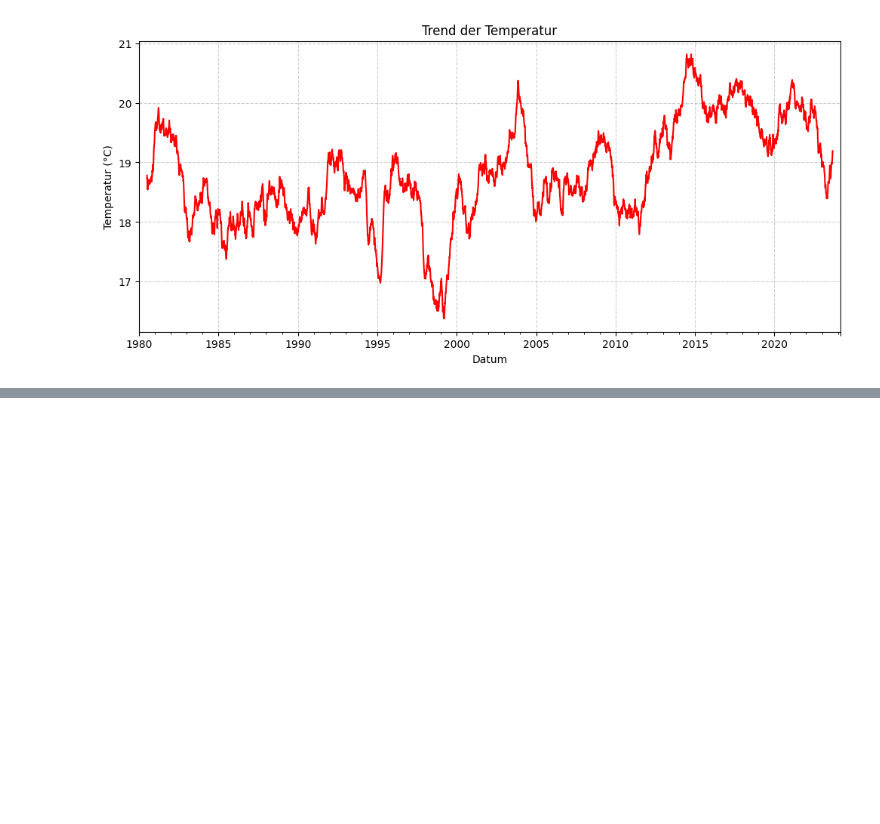
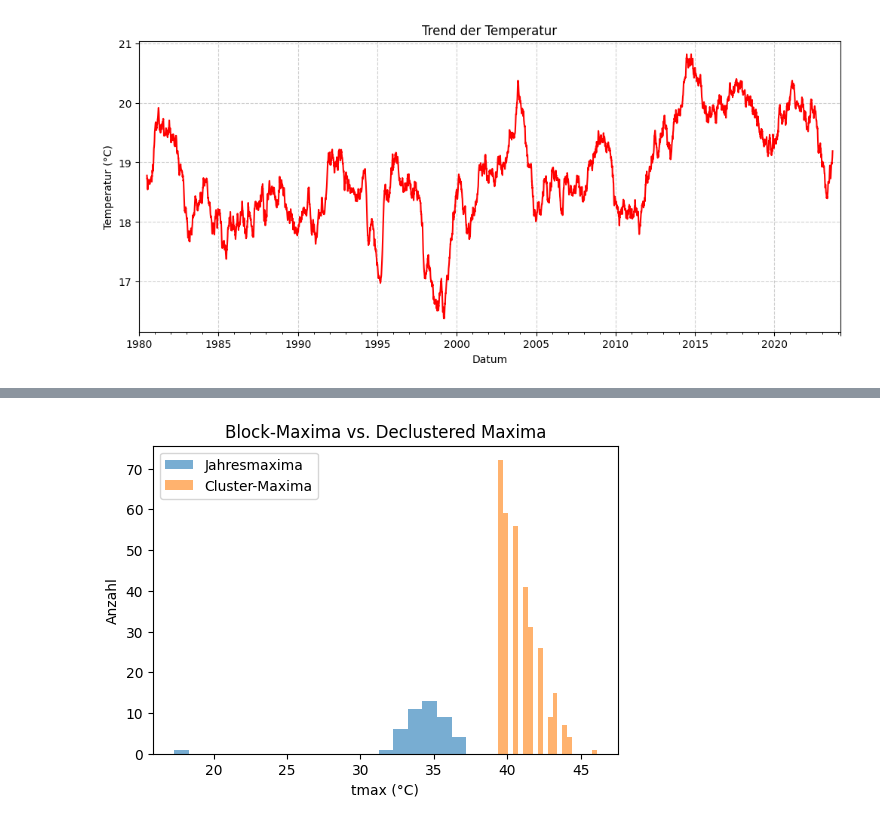
Before and after one commit to gurkewasser/spz_mc, a Jupyter notebook: main_spz.ipynb, the cells around one changed output, grey strips where cells are left out. Saved outputs shown, nothing was run; the diff lists cells and outputs as text; code cells hidden in the pictures; blank space fills up the shorter version.

```diff
--- a/main_spz.ipynb
+++ b/main_spz.ipynb
@@ -643,0 +703,70 @@ plt.show()
+# %%
+# 1) Parametrischer Bootstrap zur Unsicherheits-Abschätzung
+n_boot = 500
+params_bs = np.zeros((n_boot, 3))
+return_periods = np.array([2, 5, 10, 20, 50, 100])
+rl_bs = np.zeros((n_boot, len(return_periods)))
+
+for i in range(n_boot):
+    # Simuliere Block-Maxima nach deinem Modell
+    sim = gev.rvs(c, loc=loc, scale=scale, size=len(block_maxima))
+    # Fit auf die Simulation
+    c_bs, loc_bs, scale_bs = gev.fit(sim)
+    params_bs[i] = [c_bs, loc_bs, scale_bs]
+    # Berechne Return Levels
+    probs = 1 - 1/return_periods
+    rl_bs[i] = gev.ppf(probs, c_bs, loc=loc_bs, scale=scale_bs)
+
+# Konfidenzintervalle
+ci_params = np.percentile(params_bs, [2.5, 97.5], axis=0)
+ci_rl     = np.percentile(rl_bs, [2.5, 97.5], axis=0)
+
+print("95%-CI für GEV-Parameter [shape, loc, scale]:")
+print(ci_params)
+print("\n95%-CI für Return Levels:")
+for T, (lo, hi) in zip(return_periods, ci_rl.T):
+    print(f" {T}-Jahre: {lo:.2f} – {hi:.2f} °C")
+
+# 2) Mann–Kendall-Test zur Trend-Überprüfung in den Jahresmaxima
+def mann_kendall(x):
+    n = len(x)
+    s = sum(np.sign(x[j] - x[i]) for i in range(n) for j in range(i+1, n))
+    # Varianz berücksichtigen
+    unique, counts = np.unique(x, return_counts=True)
+    tie = counts[counts > 1]
+    var_s = (n*(n-1)*(2*n+5) - sum(t*(t-1)*(2*t+5) for t in tie)) / 18
+    if s > 0:
+        z = (s - 1) / np.sqrt(var_s)
+    elif s < 0:
+        z = (s + 1) / np.sqrt(var_s)
+    else:
+        z = 0
+    p = 2 * (1 - norm.cdf(abs(z)))
+    return s, z, p
+
+S, Z, p_value = mann_kendall(block_maxima.values)
+print(f"\nMann–Kendall-Test auf Jahresmaxima: S={S}, Z={Z:.2f}, p={p_value:.3f}")
+
+# 3) Declustering oberhalb eines Schwellenwertes (z.B. 95%-Quantil)
+threshold = data['tmax'].quantile(0.95)
+exceed = data['tmax'] > threshold
+# Jeder neue Cluster, wenn exceed von False→True wechselt
+cluster_id = (exceed & ~exceed.shift(1).fillna(False)).cumsum()
+clusters = data[exceed].groupby(cluster_id)['tmax']
+cluster_maxima = clusters.max()
+
+print(f"\nAnzahl Hitze-Cluster: {cluster_maxima.size}")
+c_d, loc_d, scale_d = gev.fit(cluster_maxima)
+print("GEV-Fit nach Declustering (c, loc, scale):")
+print(f" {c_d:.4f}, {loc_d:.2f}, {scale_d:.2f}")
+
+# Optional: Histogramm-Vergleich
+plt.figure(figsize=(6,4))
+plt.hist(block_maxima, bins=20, alpha=0.6, label='Jahresmaxima')
+plt.hist(cluster_maxima, bins=20, alpha=0.6, label='Cluster-Maxima')
+plt.legend()
+plt.title('Block-Maxima vs. Declustered Maxima')
+plt.xlabel('tmax (°C)')
+plt.ylabel('Anzahl')
+plt.show()
+# %% [output]
@@ -643,0 +790 @@ plt.show()
+[figure, added]
```
Also changed, not shown: parts of 20 cells of this notebook.
